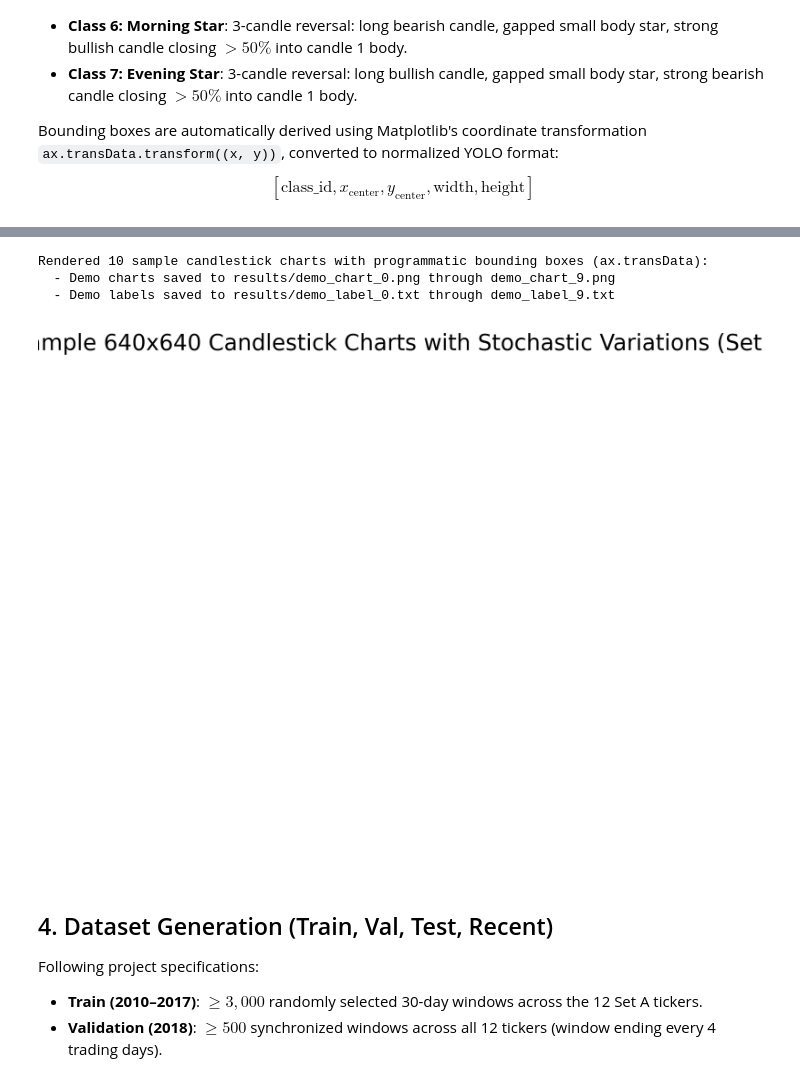
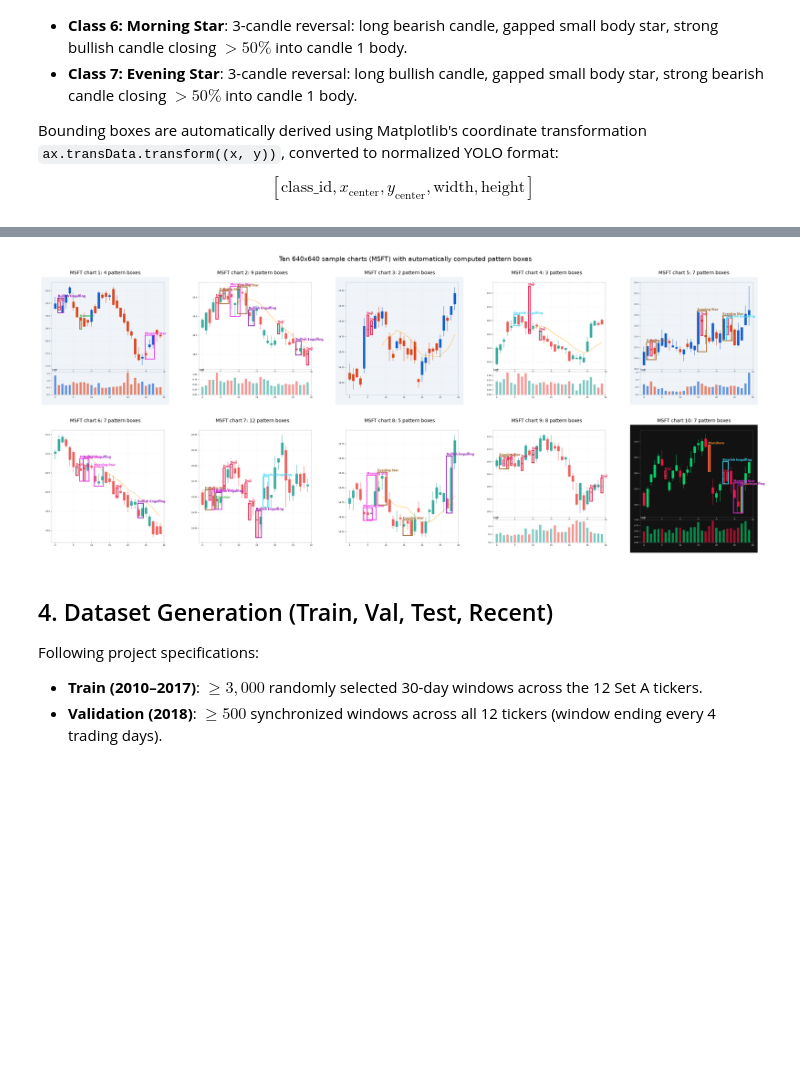
Before and after one commit to CtrlAltHamza/cs4045-candlestick-multimodal-perception, a Jupyter notebook: notebooks/part1_vision.ipynb, the cells around one changed output, grey strips where cells are left out. Saved outputs shown, nothing was run; the diff lists cells and outputs as text; code cells hidden in the pictures; blank space fills up the shorter version.

Commit message:
Part 1 notebook: run top to bottom with evaluation cells for trend CNN, pattern counts and YOLO test galleries

```diff
--- a/notebooks/part1_vision.ipynb
+++ b/notebooks/part1_vision.ipynb
@@ -641,32 +611,48 @@ Coordinate mapping engine verified. ax.transData successfully maps candle displa
 # %%
 # Task 1.3: Render 10 sample charts with superimposed pattern boxes
+# The boxes are read back from the YOLO label files written by the renderer
+# (class, x_center, y_center, width, height, all normalised to the 640x640 image).
 sample_ticker = set_a_symbols[0]
 sample_df = df_stocks[df_stocks['symbol'] == sample_ticker].sort_values('date').reset_index(drop=True)
+box_colors = ['#e6194b', '#3cb44b', '#4363d8', '#f58231', '#911eb4', '#42d4f4', '#f032e6', '#9a6324']
 
-fig, axes = plt.subplots(2, 5, figsize=(20, 8))
+fig, axes = plt.subplots(2, 5, figsize=(22, 9.5))
 axes = axes.flatten()
 
 for idx in range(10):
     start_idx = 100 + idx * 35
     window_data = sample_df.iloc[start_idx:start_idx+30]
     img_path = f"results/demo_chart_{idx}.png"
     lbl_path = f"results/demo_label_{idx}.txt"
     pats = render_chart_with_annotations(window_data, img_path, lbl_path)
 
-    img = Image.open(img_path)
+    img = Image.open(img_path).convert('RGB')
+    W, H = img.size
     axes[idx].imshow(img)
-    axes[idx].set_title(f"Chart {idx+1} ({len(pats)} Patterns)", fontsize=9)
+    n_boxes = 0
+    if os.path.exists(lbl_path):
+        with open(lbl_path) as stream:
+            for line in stream:
+                if not line.strip():
+                    continue
+                cls, xc, yc, bw, bh = line.split()
+                cls = int(cls)
+                xc, yc, bw, bh = float(xc) * W, float(yc) * H, float(bw) * W, float(bh) * H
+                axes[idx].add_patch(patches.Rectangle((xc - bw / 2, yc - bh / 2), bw, bh, fill=False,
+                                                      edgecolor=box_colors[cls], linewidth=1.6))
+                axes[idx].text(xc - bw / 2, yc - bh / 2 - 4, PATTERN_CLASSES[cls], color=box_colors[cls],
+                               fontsize=6.5, fontweight='bold')
+                n_boxes += 1
+    axes[idx].set_title(f"{sample_ticker} chart {idx+1}: {n_boxes} pattern boxes", fontsize=10)
     axes[idx].axis('off')
 
-plt.suptitle("Sample 640x640 Candlestick Charts with Stochastic Variations (Set A)", fontsize=14)
-plt.tight_layout()
-plt.savefig("report/figures/sample_10_charts.png", dpi=300)
-plt.show()
+fig.suptitle(f"Ten 640x640 sample charts ({sample_ticker}) with automatically computed pattern boxes", fontsize=14)
+fig.tight_layout()
+fig.savefig("report/figures/sample_10_charts.png", dpi=200)
+display(fig)
+plt.close(fig)
 # %% [output]
-Rendered 10 sample candlestick charts with programmatic bounding boxes (ax.transData):
-  - Demo charts saved to results/demo_chart_0.png through demo_chart_9.png
-  - Demo labels saved to results/demo_label_0.txt through demo_label_9.txt
-[figure, old version]
+[figure, new version]
 # %% [markdown]
 ## 4. Dataset Generation (Train, Val, Test, Recent)
 Following project specifications:
```
Also changed, not shown: parts of 18 cells of this notebook.
